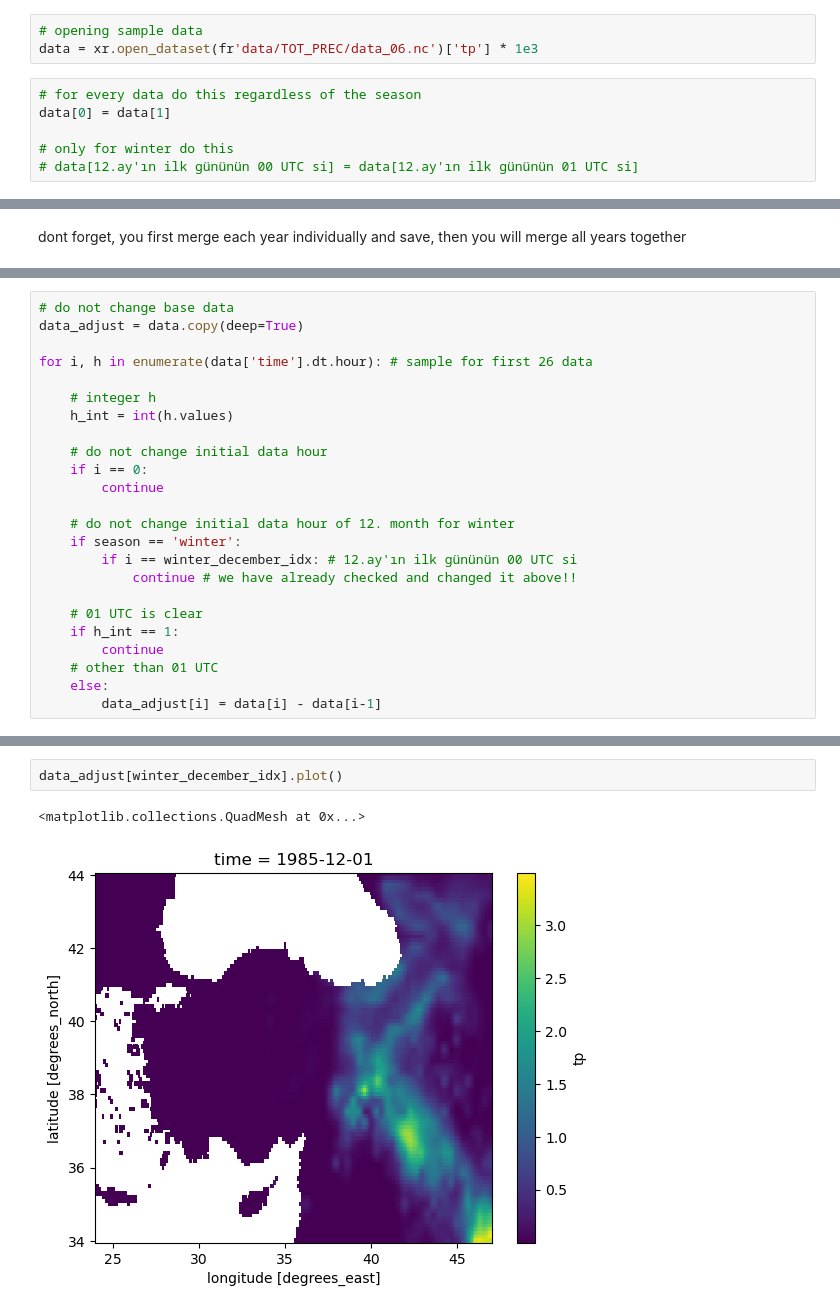
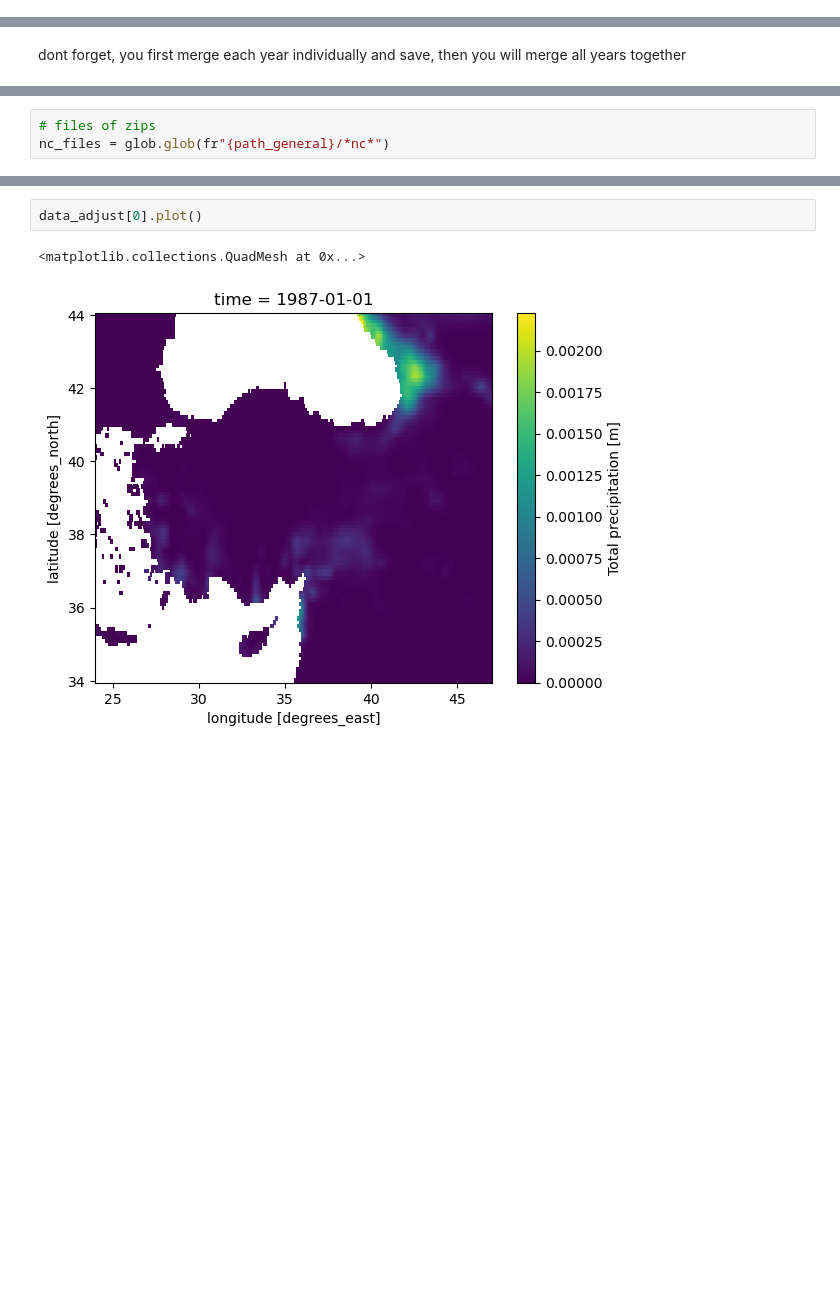
Before and after one commit to donmezkutay/msc-thesis-codes, a Jupyter notebook: era5land_adjust_data.ipynb, the cells around one changed output, grey strips where cells are left out. Cells and saved outputs as stored; diff of their text form; blank space fills up the shorter version.

Commit message:
#created yearly merged data, require 20 year merge

```diff
--- a/era5land_adjust_data.ipynb
+++ b/era5land_adjust_data.ipynb
@@ -11,9 +17,0 @@ import datetime
-# %%
-# opening sample data
-data = xr.open_dataset(fr'data/TOT_PREC/data_06.nc')['tp'] * 1e3
-# %%
-# for every data do this regardless of the season
-data[0] = data[1]
-
-# only for winter do this
-# data[12.ay'ın ilk gününün 00 UTC si] = data[12.ay'ın ilk gününün 01 UTC si]
@@ -86,0 +92,3 @@ dont forget, you first merge each year individually and save, then you will merg
+# %%
+# files of zips
+nc_files = glob.glob(fr"{path_general}/*nc*")
@@ -116,24 +187,0 @@ winter_december_idx
-# %%
-# do not change base data
-data_adjust = data.copy(deep=True)
-
-for i, h in enumerate(data['time'].dt.hour): # sample for first 26 data
-
-    # integer h
-    h_int = int(h.values)
-
-    # do not change initial data hour
-    if i == 0:
-        continue
-
-    # do not change initial data hour of 12. month for winter
-    if season == 'winter':
-        if i == winter_december_idx: # 12.ay'ın ilk gününün 00 UTC si
-            continue # we have already checked and changed it above!!
-
-    # 01 UTC is clear
-    if h_int == 1:
-        continue
-    # other than 01 UTC
-    else:
-        data_adjust[i] = data[i] - data[i-1]
@@ -140,5 +216,5 @@ for i, h in enumerate(data['time'].dt.hour): # sample for first 26 data
 # %%
-data_adjust[winter_december_idx].plot()
+data_adjust[0].plot()
 # %% [output]
 <matplotlib.collections.QuadMesh at 0x...>
-[figure, old version]
+[figure, new version]
```
Also changed, not shown: parts of 25 cells of this notebook.
